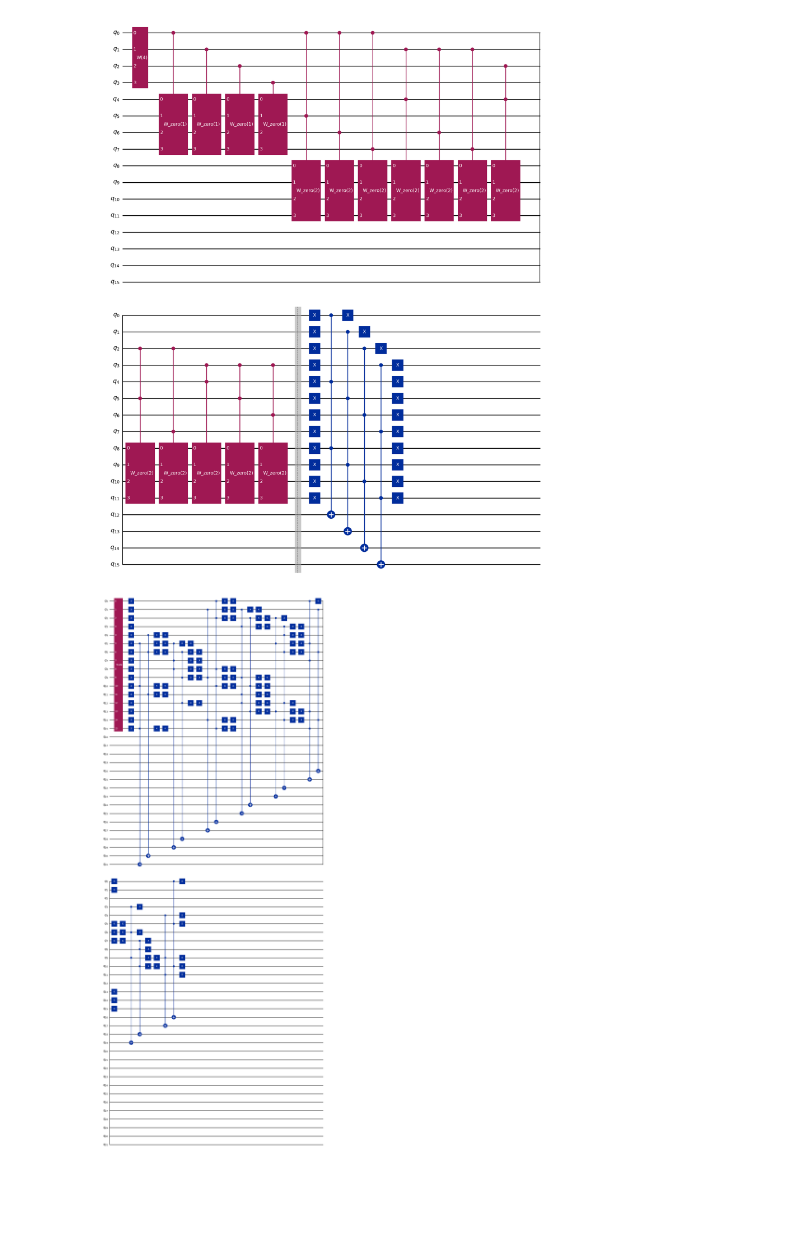
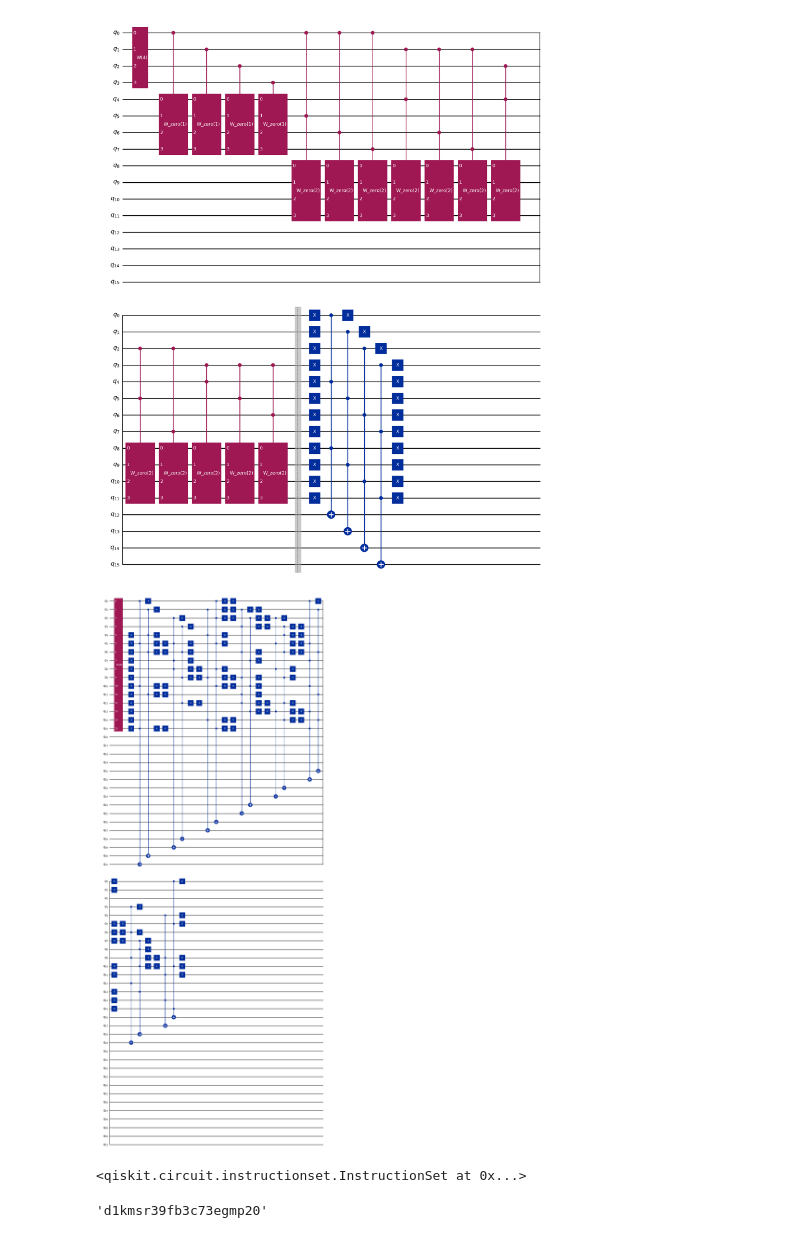
Before and after one commit to Dpbm/qnqueens, a Jupyter notebook: circuit-approach.ipynb, the cells around one changed output. Saved outputs shown, nothing was run; the diff lists cells and outputs as text; code cells hidden in the pictures; blank space fills up the shorter version.

```diff
--- a/circuit-approach.ipynb
+++ b/circuit-approach.ipynb
@@ -106,7 +111,7 @@ for pos, qubit in mapping.items():
     x_qubits = [mapping[attack] for attack in attacks]
 
     qc.x(x_qubits)
-    qc.mcx(x_qubits, -(qubit+1))
+    qc.mcx([qubit, *x_qubits], -(qubit+1))
     qc.x(x_qubits)
-qc.draw('mpl')
+qc.draw('mpl', filename="n=3-board-check.png")
 # %% [output]
@@ -190,17 +250,35 @@ $$\frac{\sqrt{6}}{12} |0001001001001000\rangle+\frac{\sqrt{6}}{12} |000100101000
 # %%
 qc = QuantumCircuit(2*total_qubits)
 qc.append(state, list(range(total_qubits)))
 
 mapping = get_pos_mapping(N)
 
 for pos, qubit in mapping.items():
     attacks = get_diagonal_attacks(pos,N)
 
     x_qubits = [mapping[attack] for attack in attacks]
 
     qc.x(x_qubits)
-    qc.mcx(x_qubits, -(qubit+1))
+    qc.mcx([qubit, *x_qubits], -(qubit+1))
     qc.x(x_qubits)
-qc.draw('mpl')
+qc.draw('mpl', filename="n=4-board-check.png")
 # %% [output]
-[figure, old version]
+[figure, new version]
+# %%
+isa_qc = pm.run(qc)
+
+state_reg = ClassicalRegister(total_qubits, name="S")
+check_reg = ClassicalRegister(total_qubits, name="C")
+
+isa_qc.add_register(state_reg)
+isa_qc.add_register(check_reg)
+
+isa_qc.measure(list(range(total_qubits)), state_reg)
+isa_qc.measure(list(range(total_qubits,total_qubits*2)), check_reg)
+# %% [output]
+<qiskit.circuit.instructionset.InstructionSet at 0x...>
+# %%
+job = sampler.run([isa_qc], shots=1000)
+job.job_id()
+# %% [output]
+'d1kmsr39fb3c73egmp20'
```
Also changed, not shown: parts of 16 cells of this notebook, 20 other files.
